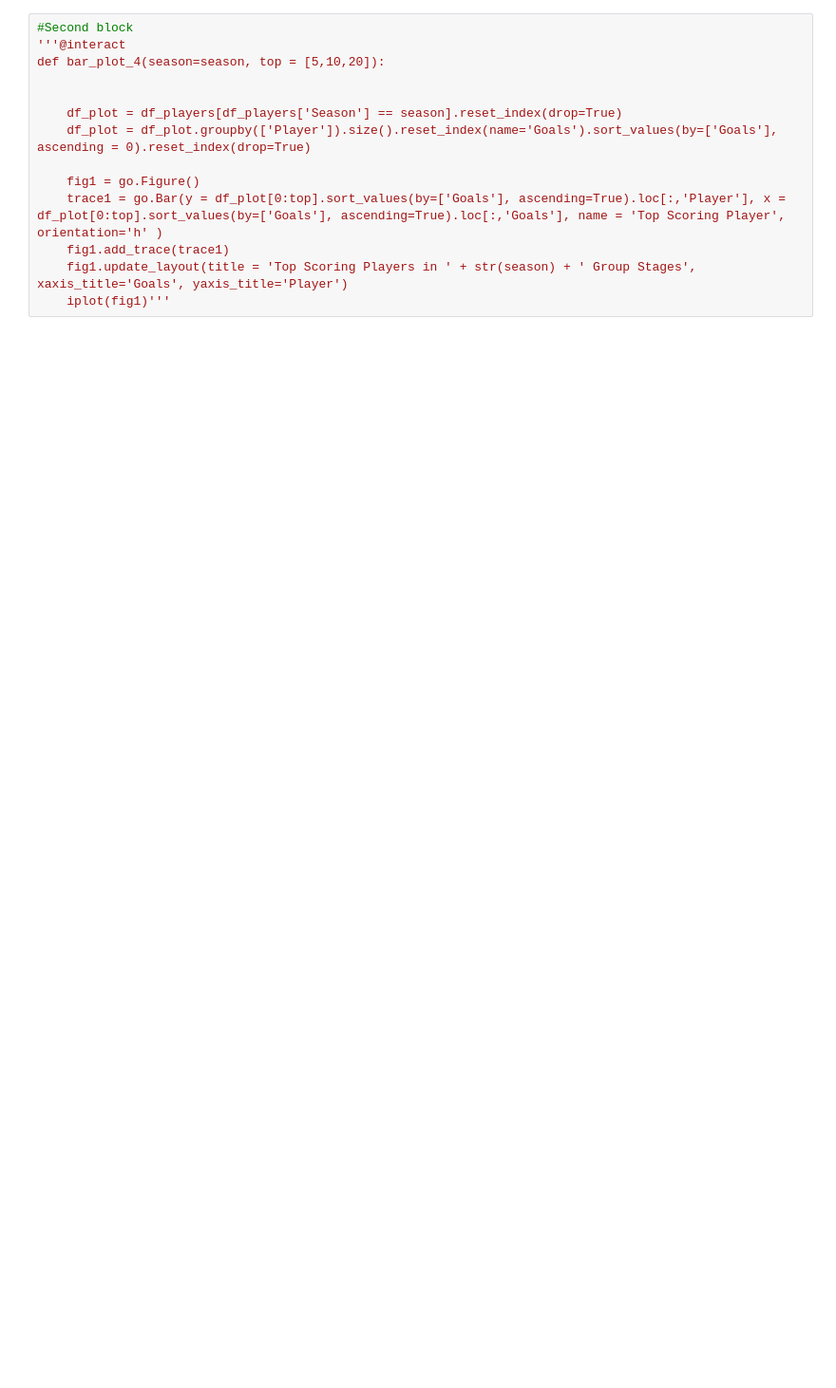
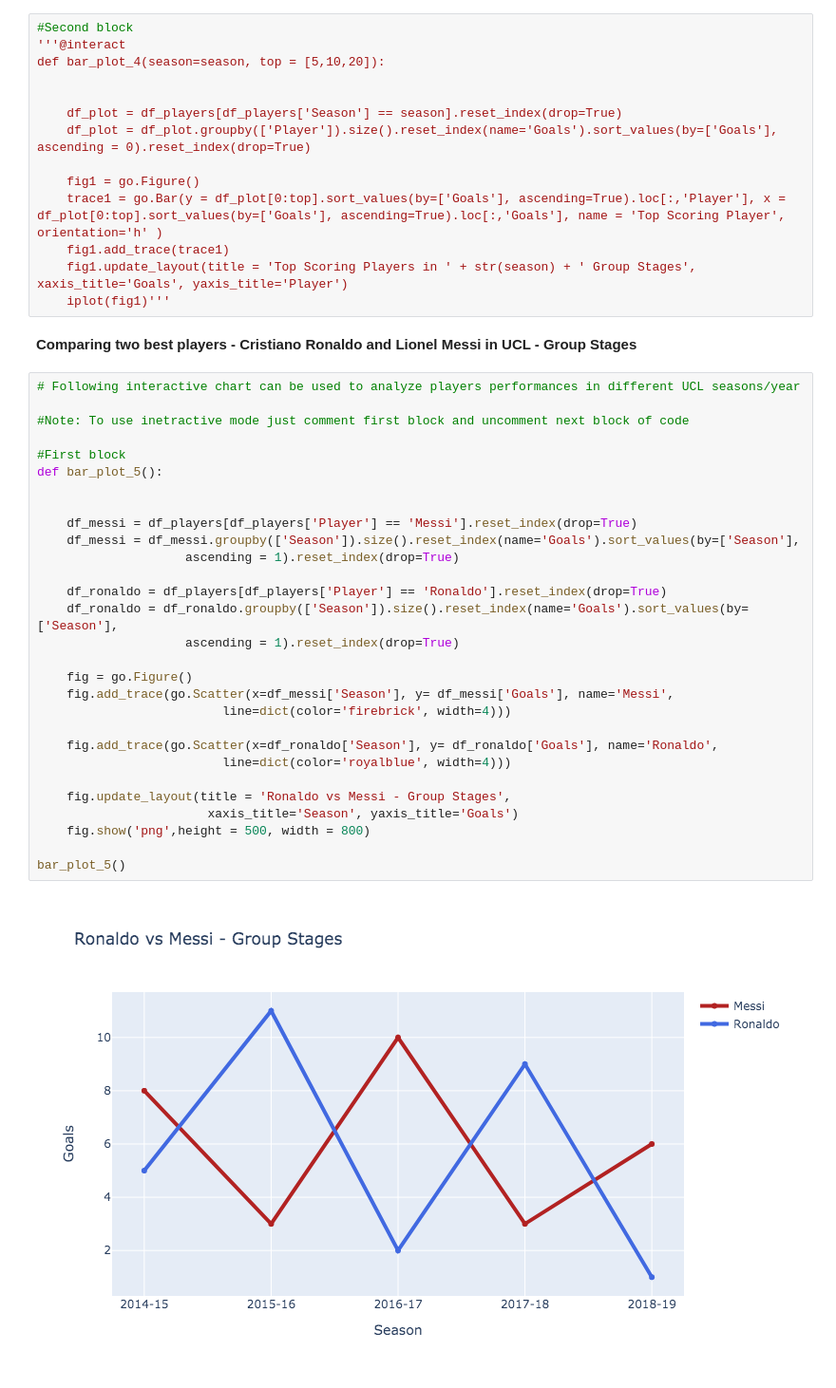
Before and after one commit to sgoyanka10/EDA-UEFA-Champions-League, a Jupyter notebook: EDA_UCL_Football-Soccer.ipynb, the cells around one changed output. Shown at 95% size. Saved outputs shown, nothing was run; the diff lists cells and outputs as text; blank space fills up the shorter version.

```diff
--- a/EDA_UCL_Football-Soccer.ipynb
+++ b/EDA_UCL_Football-Soccer.ipynb
@@ -643,3 +643,36 @@ def bar_plot_4(season=season, top = [5,10,20]):
     fig1.add_trace(trace1)
     fig1.update_layout(title = 'Top Scoring Players in ' + str(season) + ' Group Stages', xaxis_title='Goals', yaxis_title='Player')
     iplot(fig1)'''
+# %% [markdown]
+**Comparing two best players - Cristiano Ronaldo and Lionel Messi in UCL - Group Stages**
+# %%
+# Following interactive chart can be used to analyze players performances in different UCL seasons/year
+
+#Note: To use inetractive mode just comment first block and uncomment next block of code
+
+#First block
+def bar_plot_5():
+
+
+    df_messi = df_players[df_players['Player'] == 'Messi'].reset_index(drop=True)
+    df_messi = df_messi.groupby(['Season']).size().reset_index(name='Goals').sort_values(by=['Season'],
+                    ascending = 1).reset_index(drop=True)
+
+    df_ronaldo = df_players[df_players['Player'] == 'Ronaldo'].reset_index(drop=True)
+    df_ronaldo = df_ronaldo.groupby(['Season']).size().reset_index(name='Goals').sort_values(by=['Season'],
+                    ascending = 1).reset_index(drop=True)
+
+    fig = go.Figure()
+    fig.add_trace(go.Scatter(x=df_messi['Season'], y= df_messi['Goals'], name='Messi',
+                         line=dict(color='firebrick', width=4)))
+
+    fig.add_trace(go.Scatter(x=df_ronaldo['Season'], y= df_ronaldo['Goals'], name='Ronaldo',
+                         line=dict(color='royalblue', width=4)))
+
+    fig.update_layout(title = 'Ronaldo vs Messi - Group Stages',
+                       xaxis_title='Season', yaxis_title='Goals')
+    fig.show('png',height = 500, width = 800)
+
+bar_plot_5()
+# %% [output]
+[figure, added]
```
Also changed, not shown: parts of 1 cell of this notebook.
